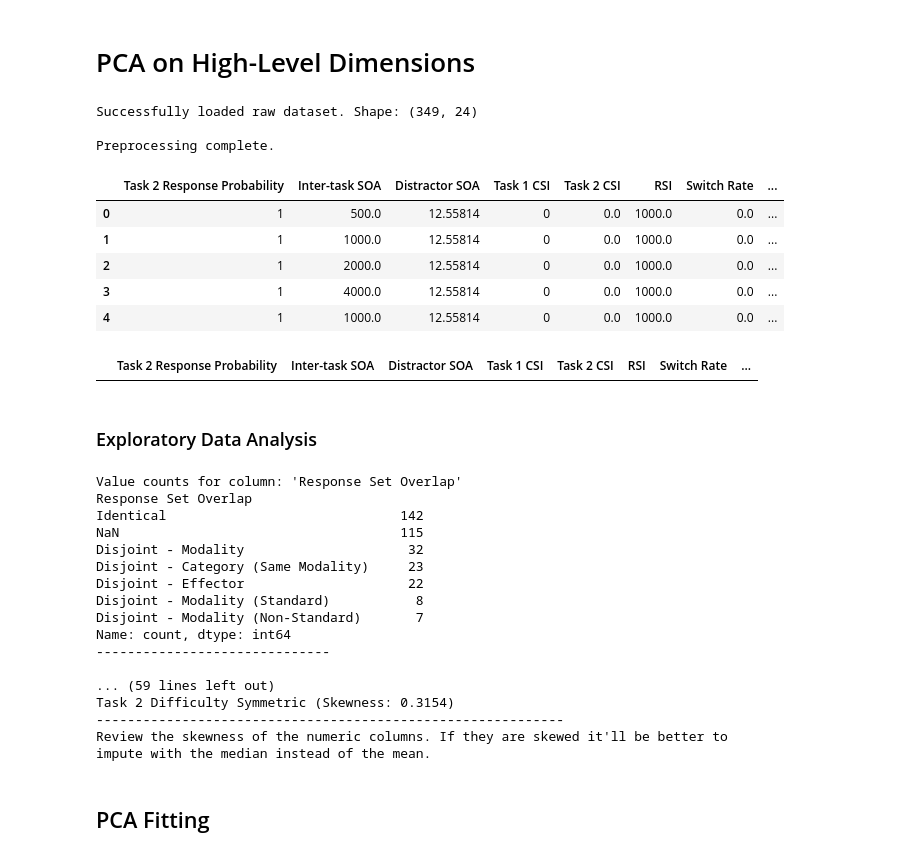
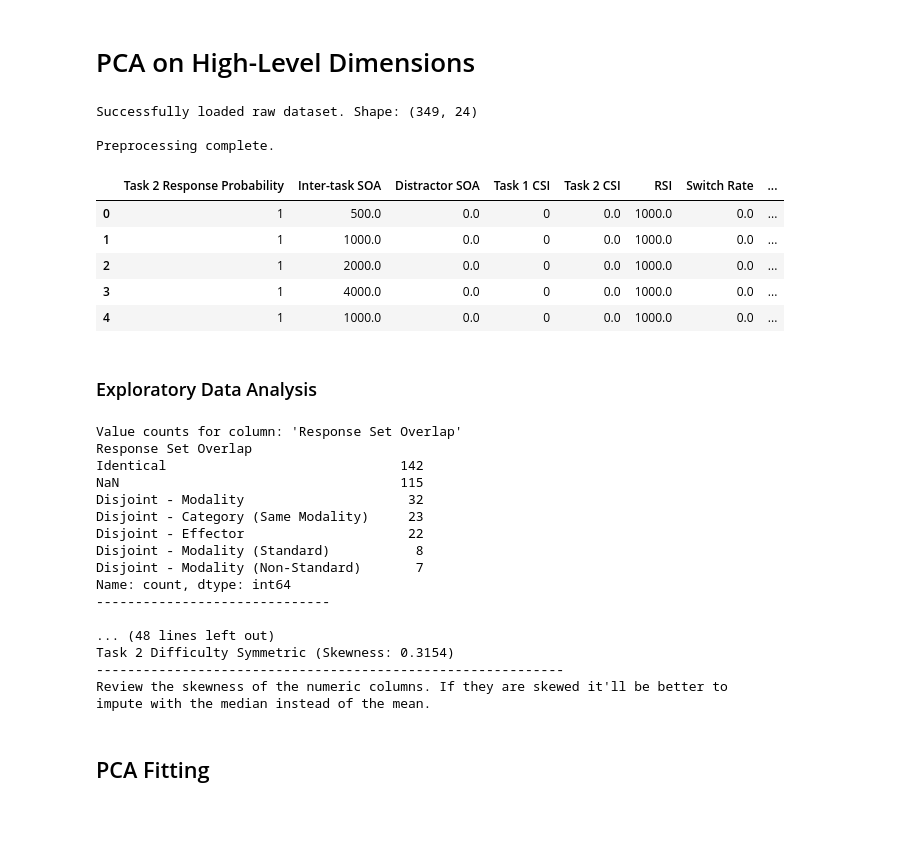
Before and after one commit to syntactic/Cognitive-Control-Paradigm-Integration, a Jupyter notebook: pca_csv.ipynb, the cells around one changed output. Drawn from its saved outputs; the diff is of its cells as text; code cells hidden in the pictures; blank space fills up the shorter version.

```diff
--- a/pca_csv.ipynb
+++ b/pca_csv.ipynb
@@ -20,33 +20,33 @@ pd.set_option('display.max_columns', None)
 # %%
 try:
     df_raw = pd.read_csv('./data/super_experiment_design_space.csv')
     print(f"Successfully loaded raw dataset. Shape: {df_raw.shape}")
 except FileNotFoundError:
     print("Error: './data/super_experiment_design_space.csv' not found.")
 
-df_pca_features, numerical_cols, categorical_cols, df_processed = au.preprocess(df_raw)
+df_pca_features, numerical_cols, categorical_cols, df_processed, preprocessor = au.preprocess(df_raw, merge_conflict_dimensions=True)
 print("\nPreprocessing complete.")
 display(df_pca_features.head())
-display(df_pca_features[df_pca_features.isnull().any(axis=1)])
+assert df_pca_features[df_pca_features.isnull().any(axis=1)].size == 0
 # %% [output]
 Successfully loaded raw dataset. Shape: (349, 24)
 
 Preprocessing complete.
 |  | Task 2 Response Probability | Inter-task SOA | Distractor SOA | Task 1 CSI | Task 2 CSI | RSI | Switch Rate | ... |
-| 0 | 1 | 500.0 | 12.55814 | 0 | 0.0 | 1000.0 | 0.0 | ... |
-| 1 | 1 | 1000.0 | 12.55814 | 0 | 0.0 | 1000.0 | 0.0 | ... |
-| 2 | 1 | 2000.0 | 12.55814 | 0 | 0.0 | 1000.0 | 0.0 | ... |
-| 3 | 1 | 4000.0 | 12.55814 | 0 | 0.0 | 1000.0 | 0.0 | ... |
-| 4 | 1 | 1000.0 | 12.55814 | 0 | 0.0 | 1000.0 | 0.0 | ... |
+| 0 | 1 | 500.0 | 0.0 | 0 | 0.0 | 1000.0 | 0.0 | ... |
+| 1 | 1 | 1000.0 | 0.0 | 0 | 0.0 | 1000.0 | 0.0 | ... |
+| 2 | 1 | 2000.0 | 0.0 | 0 | 0.0 | 1000.0 | 0.0 | ... |
+| 3 | 1 | 4000.0 | 0.0 | 0 | 0.0 | 1000.0 | 0.0 | ... |
+| 4 | 1 | 1000.0 | 0.0 | 0 | 0.0 | 1000.0 | 0.0 | ... |
-|  | Task 2 Response Probability | Inter-task SOA | Distractor SOA | Task 1 CSI | Task 2 CSI | RSI | Switch Rate | ... |
 # %% [markdown]
 ### Exploratory Data Analysis
 # %%
 # List of the original categorical columns we want to inspect
 categorical_columns_to_explore = [
     'Response Set Overlap',
-    'Stimulus-Stimulus Congruency',
-    'Stimulus-Response Congruency',
+    #'Stimulus-Stimulus Congruency',
+    #'Stimulus-Response Congruency',
+    'Stimulus Bivalence & Congruency',
     'Task 1 Stimulus-Response Mapping',
     'Task 1 Cue Type',
     'Task 2 Stimulus-Response Mapping',
@@ -91,7 +91,7 @@ Disjoint - Modality (Non-Standard)       7
 Name: count, dtype: int64
 ------------------------------
 
-... (59 lines left out)
+... (48 lines left out)
 Task 2 Difficulty Symmetric (Skewness: 0.3154)
 ------------------------------------------------------------
 Review the skewness of the numeric columns. If they are skewed it'll be better to
```
Also changed, not shown: parts of 11 cells of this notebook, 3 other files.
